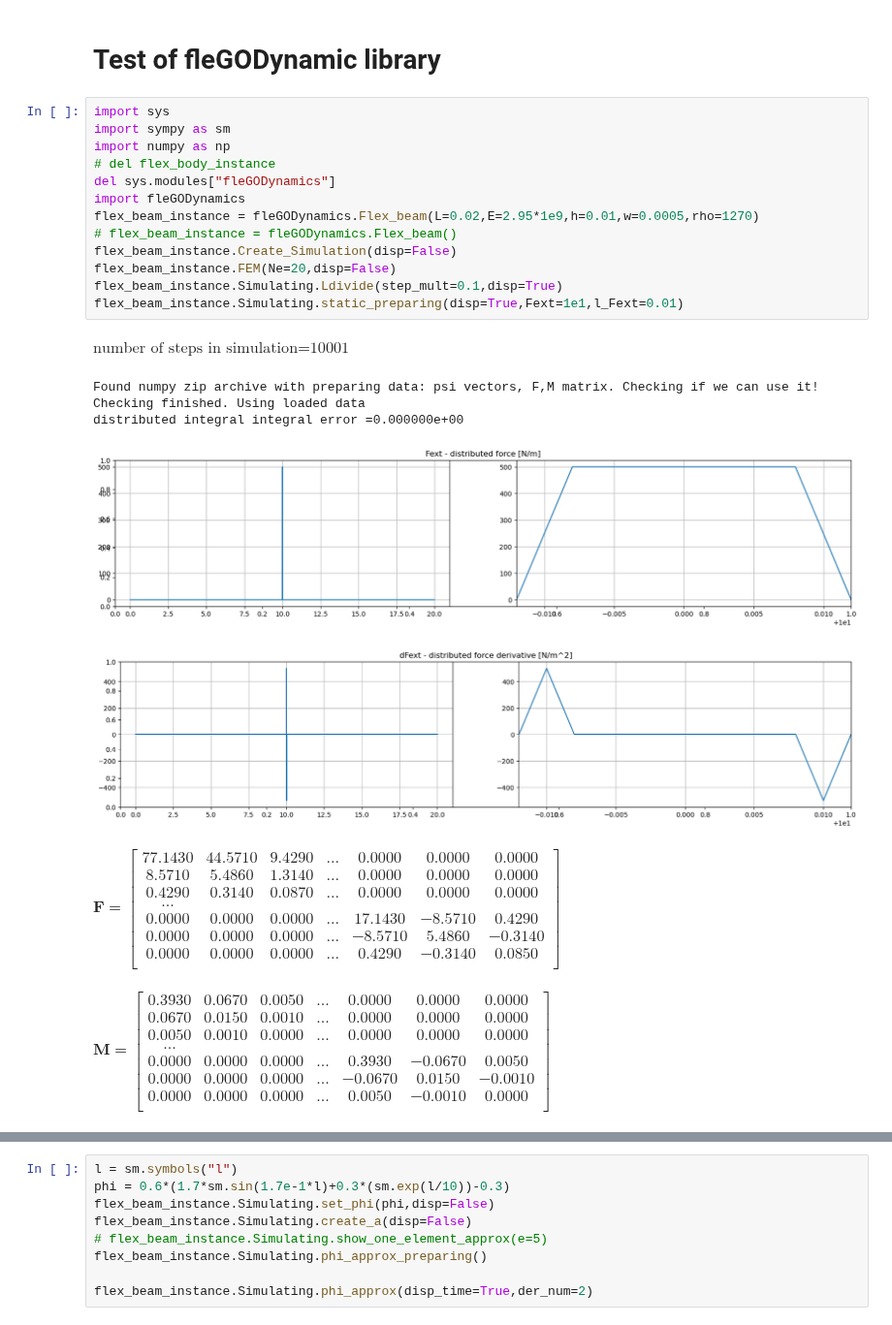
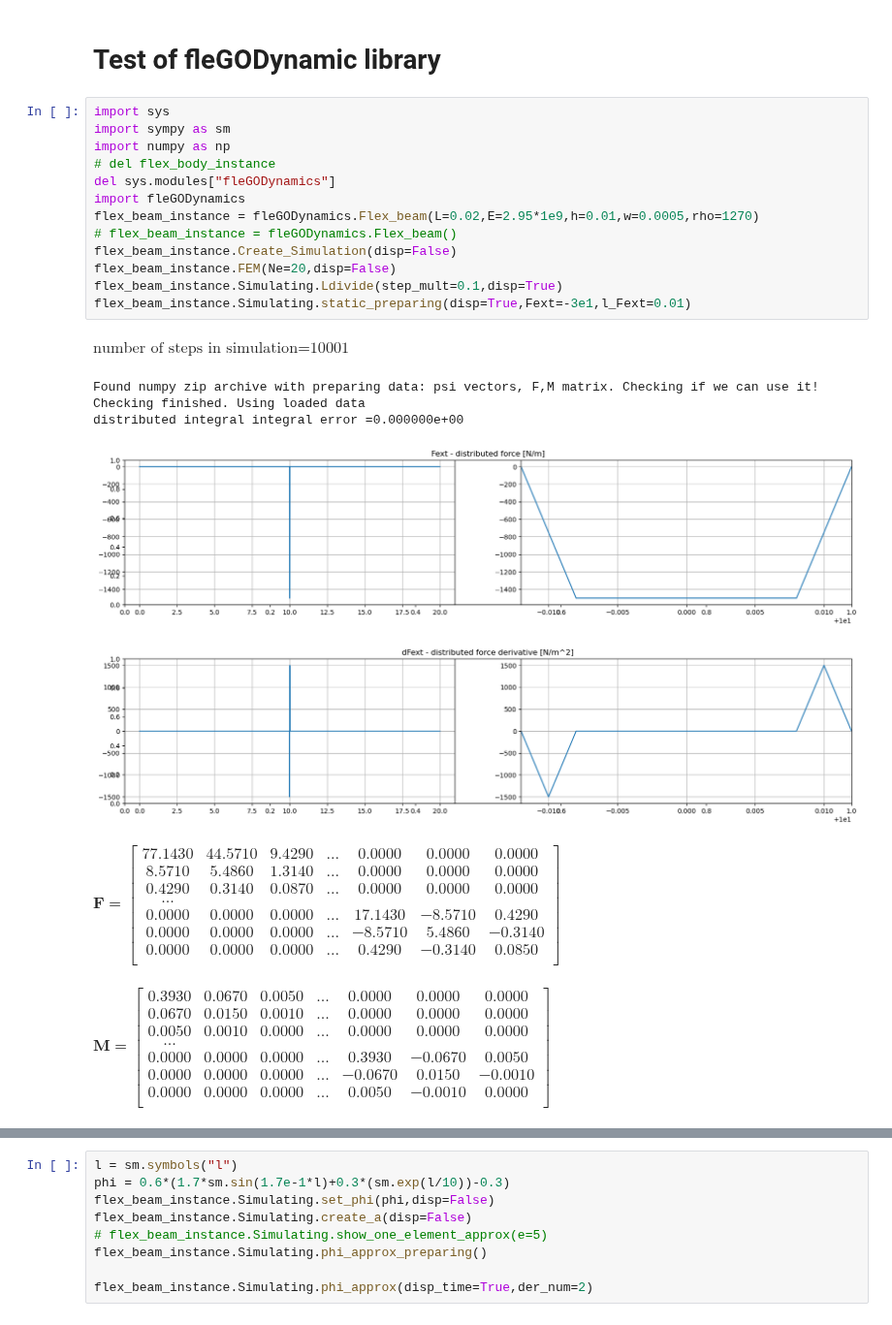
Before and after one commit to dvogureckiy99/dynastatflex, a Jupyter notebook: library_test.ipynb, the cells around one changed output, grey strips where cells are left out. Shown at 97% size. Saved outputs shown, nothing was run; the diff lists cells and outputs as text.

Commit message:
some code style improvements, Fext still sign doesn't influence on something

```diff
--- a/library_test.ipynb
+++ b/library_test.ipynb
@@ -3,23 +3,23 @@
 # %%
 import sys
 import sympy as sm
 import numpy as np
 # del flex_body_instance
 del sys.modules["fleGODynamics"]
 import fleGODynamics
 flex_beam_instance = fleGODynamics.Flex_beam(L=0.02,E=2.95*1e9,h=0.01,w=0.0005,rho=1270)
 # flex_beam_instance = fleGODynamics.Flex_beam()
 flex_beam_instance.Create_Simulation(disp=False)
 flex_beam_instance.FEM(Ne=20,disp=False)
 flex_beam_instance.Simulating.Ldivide(step_mult=0.1,disp=True)
-flex_beam_instance.Simulating.static_preparing(disp=True,Fext=1e1,l_Fext=0.01)
+flex_beam_instance.Simulating.static_preparing(disp=True,Fext=-3e1,l_Fext=0.01)
 # %% [output]
 $\displaystyle \text{number of steps in simulation=}10001$
 Found numpy zip archive with preparing data: psi vectors, F,M matrix. Checking if we can use it!
 Checking finished. Using loaded data
 distributed integral integral error =0.000000e+00
-[figure, old version]
+[figure, new version]
-[figure, old version]
+[figure, new version]
 $\displaystyle \bm{F}=\begin{bmatrix}
   77.1430 & 44.5710 & 9.4290 & ... & 0.0000 & 0.0000 & 0.0000\\
   8.5710 & 5.4860 & 1.3140 & ... & 0.0000 & 0.0000 & 0.0000\\
```
Also changed, not shown: parts of 2 cells of this notebook, 4 other files.
